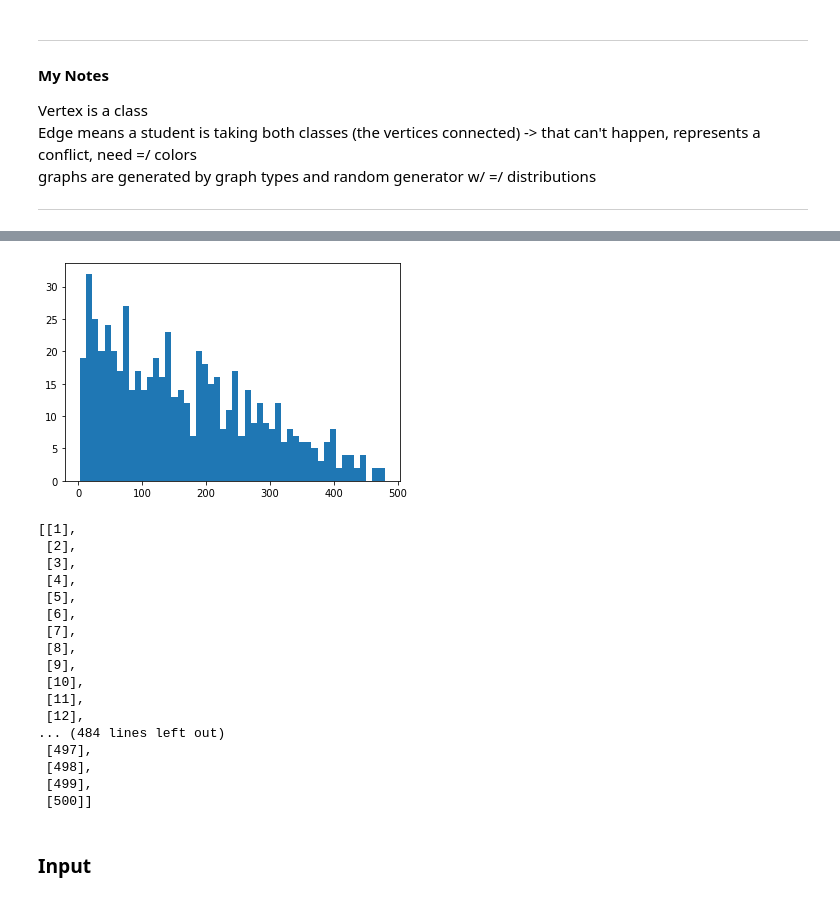
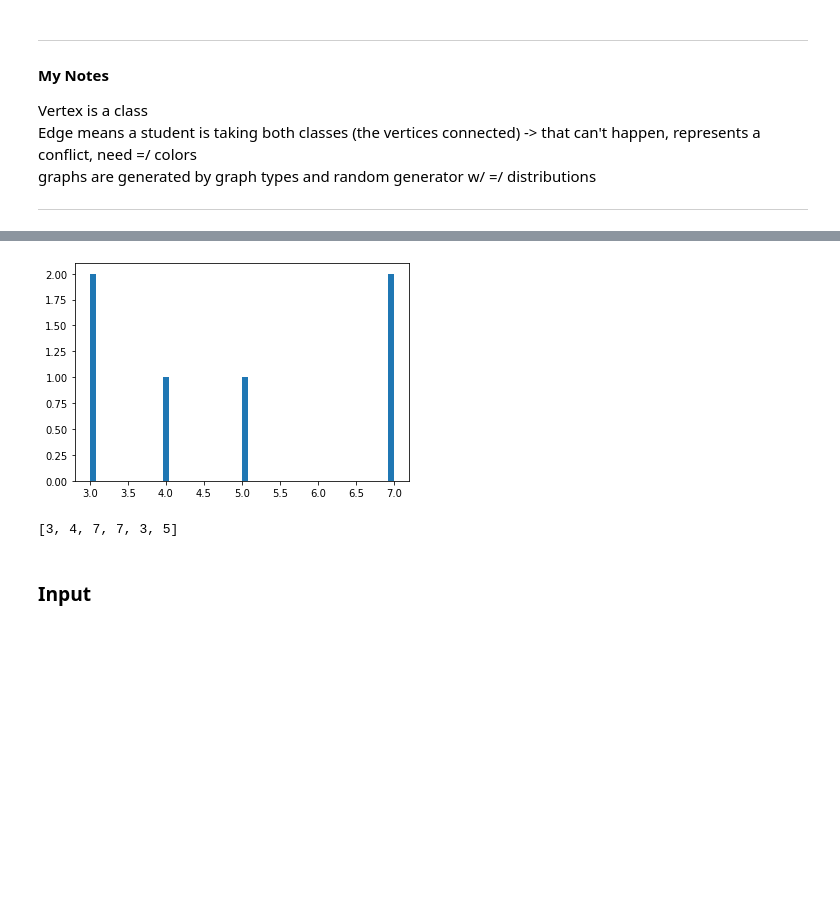
Before and after one commit to diogo-fae/Graph-Coloring-Analysis, a Jupyter notebook: Graph-Coloring.ipynb, the cells around one changed output, grey strips where cells are left out. Drawn from its saved outputs; the diff is of its cells as text; code cells hidden in the pictures; blank space fills up the shorter version.

Commit message:
Got distributions to work
Need to work on making the adjacency list from the random numbers

```diff
--- a/Graph-Coloring.ipynb
+++ b/Graph-Coloring.ipynb
@@ -113,42 +152,19 @@ uniform_dist(5, 3)
 # %%
-import math
-import numpy as np
-from scipy.stats import skew
-import random
-import matplotlib.pyplot as plt
-
-def skewed_dist(V, E):
+def binomial_dist(V, E):
     # Create Adjacency List
     adj = [[i+1] for i in range(V)]
 
-
-    r4 = [random.triangular(1, V, 0) for i in range(E)]
+    r4 = [np.random.binomial(V, 0.5) for i in range(E)]
     # Graph to show the distribution
     plt.hist(r4, bins=50)
     plt.show()
 
-    return adj
+    return r4
 
-skewed_dist(500, 600)
+print(binomial_dist(10, 6))
 # %% [output]
-[figure, old version]
+[figure, new version]
-[[1],
- [2],
- [3],
- [4],
- [5],
- [6],
- [7],
- [8],
- [9],
- [10],
- [11],
- [12],
-... (484 lines left out)
- [497],
- [498],
- [499],
- [500]]
+[3, 4, 7, 7, 3, 5]
 # %%
 import networkx as nx
 
```
Also changed, not shown: parts of 4 cells of this notebook, 1 other file.
